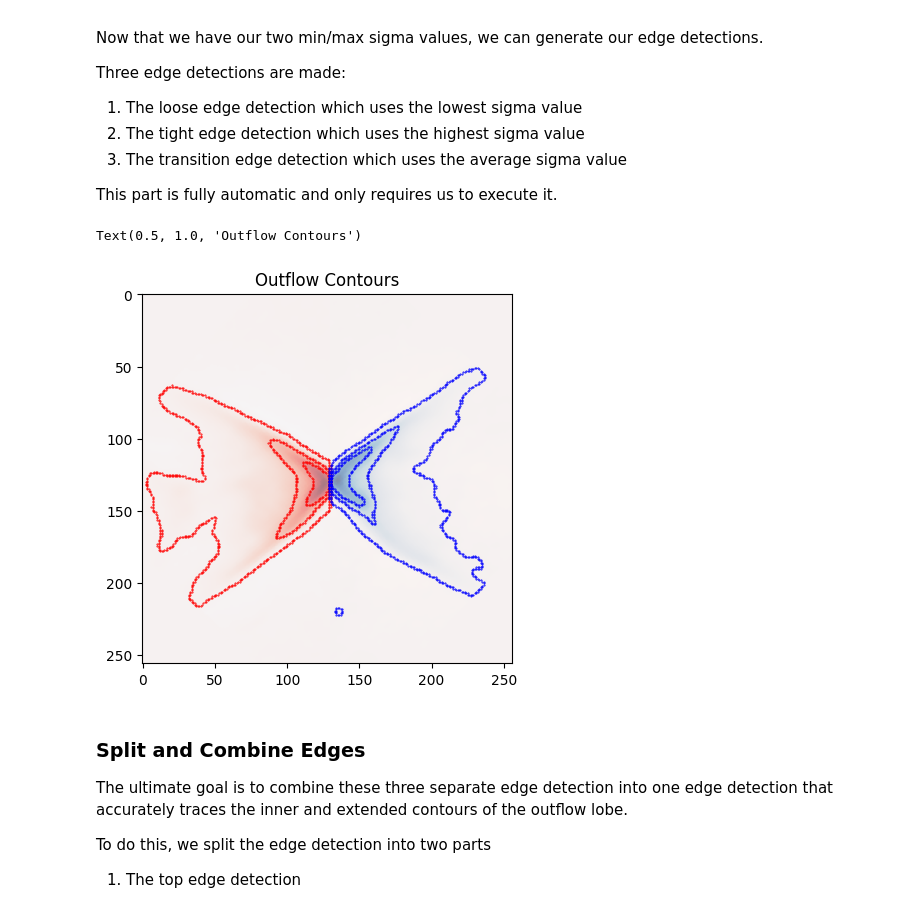
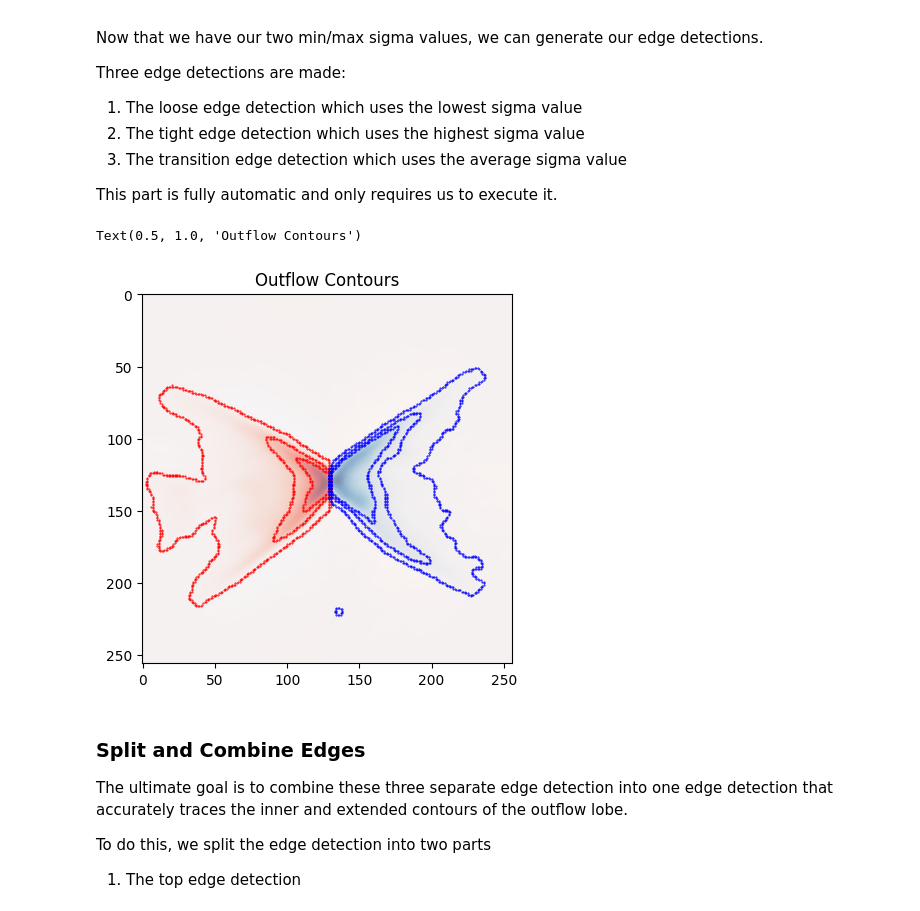
Before and after one commit to namson9728/OutflowPolyfit, a Jupyter notebook: tutorial.ipynb, the cells around one changed output. Drawn from its saved outputs; the diff is of its cells as text; code cells hidden in the pictures.

Commit message:
Fix find_max_sigma()

```diff
--- a/tutorial.ipynb
+++ b/tutorial.ipynb
@@ -94,12 +94,12 @@ After the outflow images have been rotated, I clear the two quadrants that make
 
 For example, for the red outflow, which is located on the left, the code will clear the 1st and 4th quadrant of all emission, setting it to the default `fill_val` = 0.
 # %%
-red.image_rotated = tools.fill_quadrant(red.image_rotated, quadrants=[1, 4], origin=my_star.source_coord)
-blue.image_rotated = tools.fill_quadrant(blue.image_rotated, quadrants=[2, 3], origin=my_star.source_coord)
+red.image_cleaned = tools.fill_quadrant(red.image_rotated, quadrants=[1, 4], origin=my_star.source_coord)
+blue.image_cleaned = tools.fill_quadrant(blue.image_rotated, quadrants=[2, 3], origin=my_star.source_coord)
 
 for idx, color in enumerate(my_star.colors):
     outflow = outflows[color]
-    plt.imshow(outflow.image_rotated, alpha=1-0.5*idx, cmap=f'{color.capitalize()}s')
+    plt.imshow(outflow.image_cleaned, alpha=1-0.5*idx, cmap=f'{color.capitalize()}s')
 # %% [output]
 [figure]
 # %% [markdown]
@@ -124,7 +124,7 @@ If done in the default order of the notebook, no parameter edits are necessary.
 
 # Parameters to change depending on situation
 outflow = red
-image_to_lasso = red.image_rotated
+image_to_lasso = red.image_cleaned
 
 lasso_tool = tools.LassoTool(outflow, image_to_lasso)
 outflow.image_lasso = lasso_tool.show()
@@ -178,11 +178,11 @@ This is the largest sigma value that results in an edge detection that accuratel
 
 Because the max sigma value for the red outflow is not reasonable using the `_find_max_sigma_val()` function, we need to use an override value.
 # %%
-override_val = [100, 102]
+#override_val = [100, 102]
 for idx, color in enumerate(my_star.colors):
     outflow = outflows[color]
-    #outflow.max_sigma = tools._find_max_sigma_val(outflow, outflow.image_rotated)
-    outflow.max_sigma = override_val[idx]
+    outflow.max_sigma = tools._find_max_sigma_val(outflow, outflow.image_rotated)
+    #outflow.max_sigma = override_val[idx]
 # %%
 for idx, color in enumerate(my_star.colors):
     outflow = outflows[color]
@@ -211,13 +211,13 @@ min_sigma = [2, 3]
 for idx, color in enumerate(my_star.colors):
     outflow = outflows[color]
     outflow.min_sigma = min_sigma[idx]
-    masked_img = tools._mask(outflow.image_rotated, min_sigma[idx])
+    masked_img = tools._mask(outflow.image_cleaned, min_sigma[idx])
     edge = tools._detect_edge(masked_img)
 
     cmap = f'{color.capitalize()}s'
     alpha = 1-0.5*idx
     plt.imshow(edge, cmap=cmap, alpha=alpha)
-    sqrt_img = np.sign(outflow.image_rotated)*np.sqrt(np.abs(outflow.image_rotated))
+    sqrt_img = np.sign(outflow.image_cleaned)*np.sqrt(np.abs(outflow.image_cleaned))
     plt.imshow(sqrt_img, cmap=cmap, alpha=alpha/2)
     plt.scatter(130, 130, c=outflow.color, s=10)
 
@@ -241,23 +241,23 @@ This part is fully automatic and only requires us to execute it.
 # %%
 for idx, color in enumerate(my_star.colors):
     outflow = outflows[color]
     sigmas = np.linspace(outflow.min_sigma, outflow.max_sigma, 3)
     edges = []
     for sigma in sigmas:
-        edges.append(tools._detect_edge(tools._mask(outflow.image_rotated, sigma)))
+        edges.append(tools._detect_edge(tools._mask(outflow.image_cleaned, sigma)))
     outflow.edges = edges
     for edge in edges:
         y, x = np.nonzero(edge)
         plt.scatter(x, y, s=0.2, c=color)
 
 for idx, color in enumerate(my_star.colors):
     outflow = outflows[color]
-    plt.imshow(outflow.image_rotated, alpha=1-0.5*idx, cmap=f'{color.capitalize()}s')
+    plt.imshow(outflow.image_cleaned, alpha=1-0.5*idx, cmap=f'{color.capitalize()}s')
 
 plt.title('Outflow Contours')
 # %% [output]
 Text(0.5, 1.0, 'Outflow Contours')
-[figure, old version]
+[figure, new version]
 # %% [markdown]
 ### Split and Combine Edges
 
```
Also changed, not shown: parts of 13 cells of this notebook, 2 other files.
